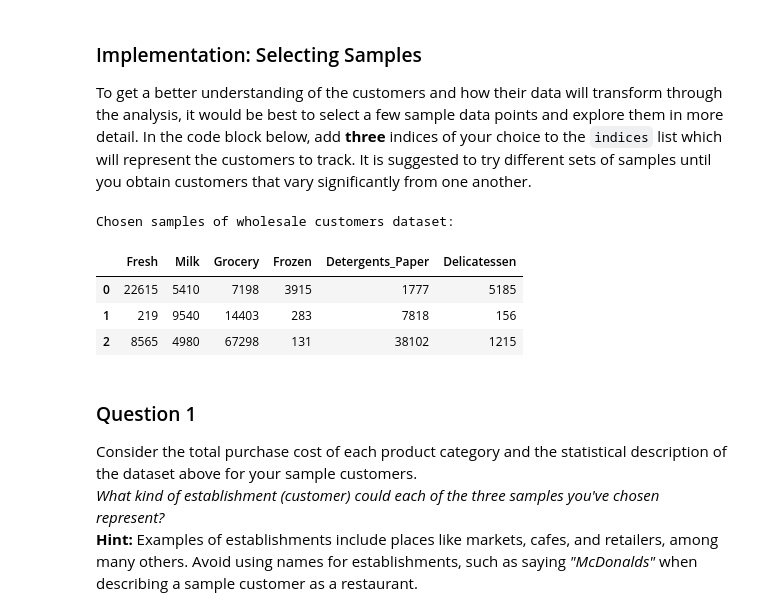
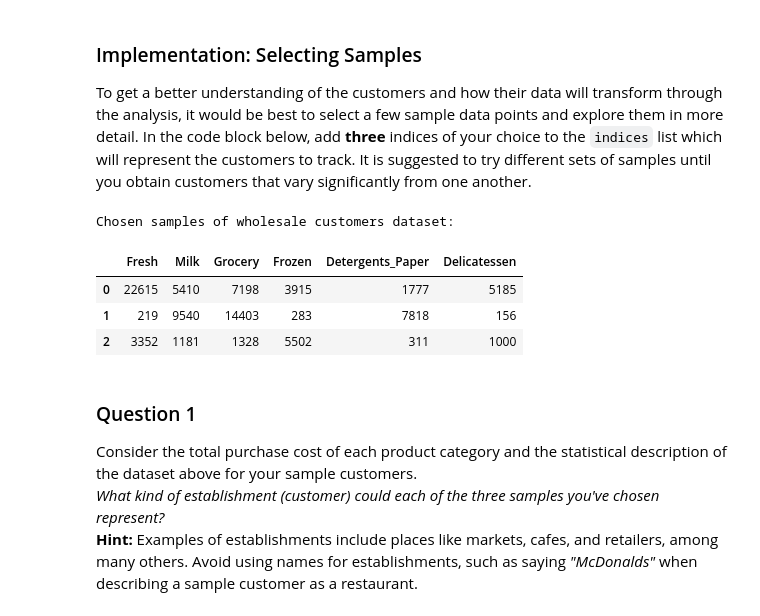
Before and after one commit to dmytroKarataiev/MachineLearning, a Jupyter notebook: creating_customer_segments/customer_segments.ipynb, the cells around one changed output. Cells and saved outputs as stored; diff of their text form; code cells hidden in the pictures.

```diff
--- a/creating_customer_segments/customer_segments.ipynb
+++ b/creating_customer_segments/customer_segments.ipynb
@@ -58,18 +58,18 @@ display(data.describe())
 To get a better understanding of the customers and how their data will transform through the analysis, it would be best to select a few sample data points and explore them in more detail. In the code block below, add **three** indices of your choice to the `indices` list which will represent the customers to track. It is suggested to try different sets of samples until you obtain customers that vary significantly from one another.
 # %%
 # Select three indices of your choice you wish to sample from the dataset
-indices = [4, 81, 333]
+indices = [4, 81, 390]
 
 # Create a DataFrame of the chosen samples
 samples = pd.DataFrame(data.loc[indices], columns = data.keys()).reset_index(drop = True)
 print "Chosen samples of wholesale customers dataset:"
 display(samples)
 # %% [output]
 Chosen samples of wholesale customers dataset:
 |  | Fresh | Milk | Grocery | Frozen | Detergents_Paper | Delicatessen |
 | 0 | 22615 | 5410 | 7198 | 3915 | 1777 | 5185 |
 | 1 | 219 | 9540 | 14403 | 283 | 7818 | 156 |
-| 2 | 8565 | 4980 | 67298 | 131 | 38102 | 1215 |
+| 2 | 3352 | 1181 | 1328 | 5502 | 311 | 1000 |
 # %% [markdown]
 ### Question 1
 Consider the total purchase cost of each product category and the statistical description of the dataset above for your sample customers.
```
Also changed, not shown: parts of 29 cells of this notebook, 2 other files.
